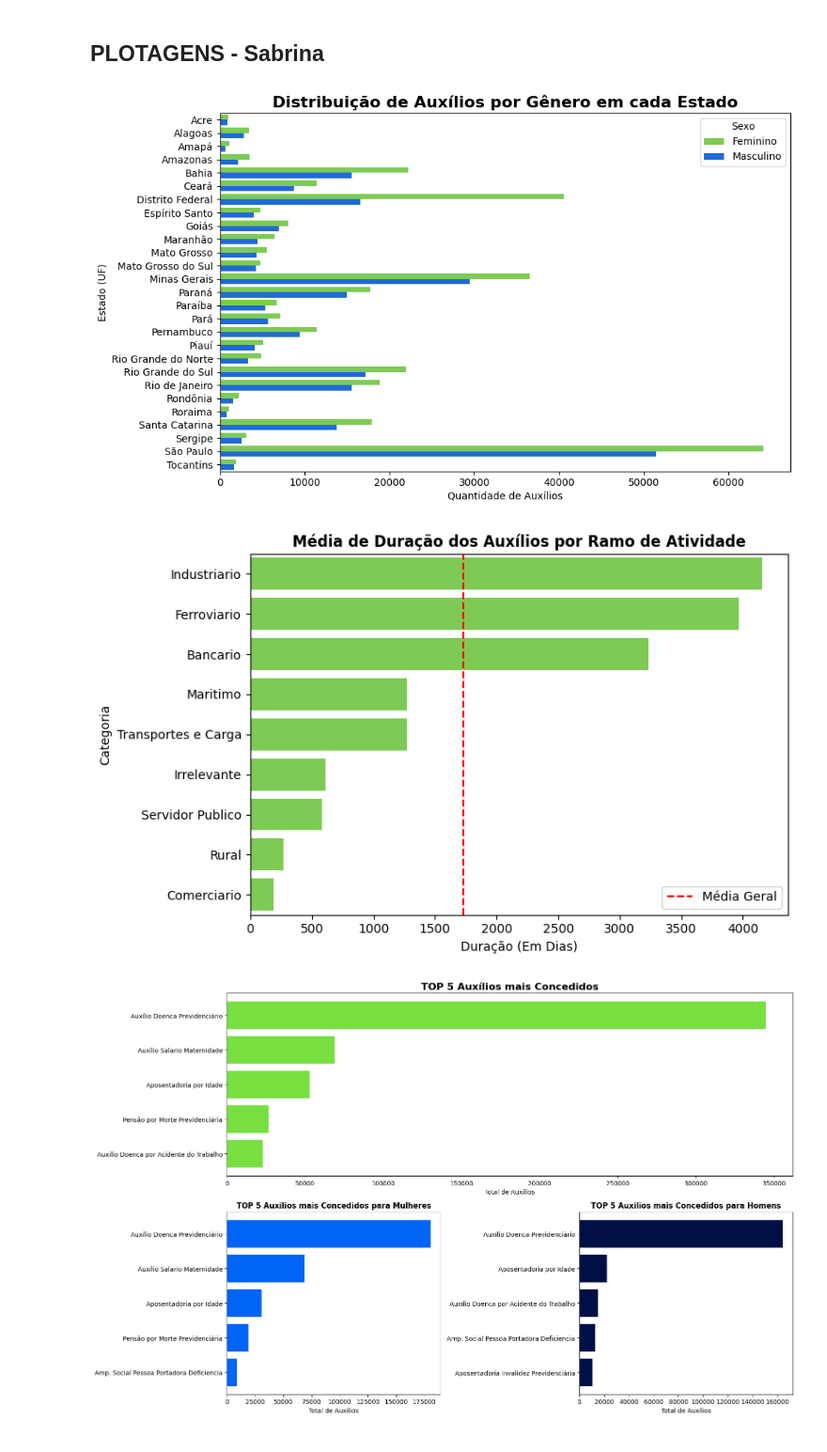
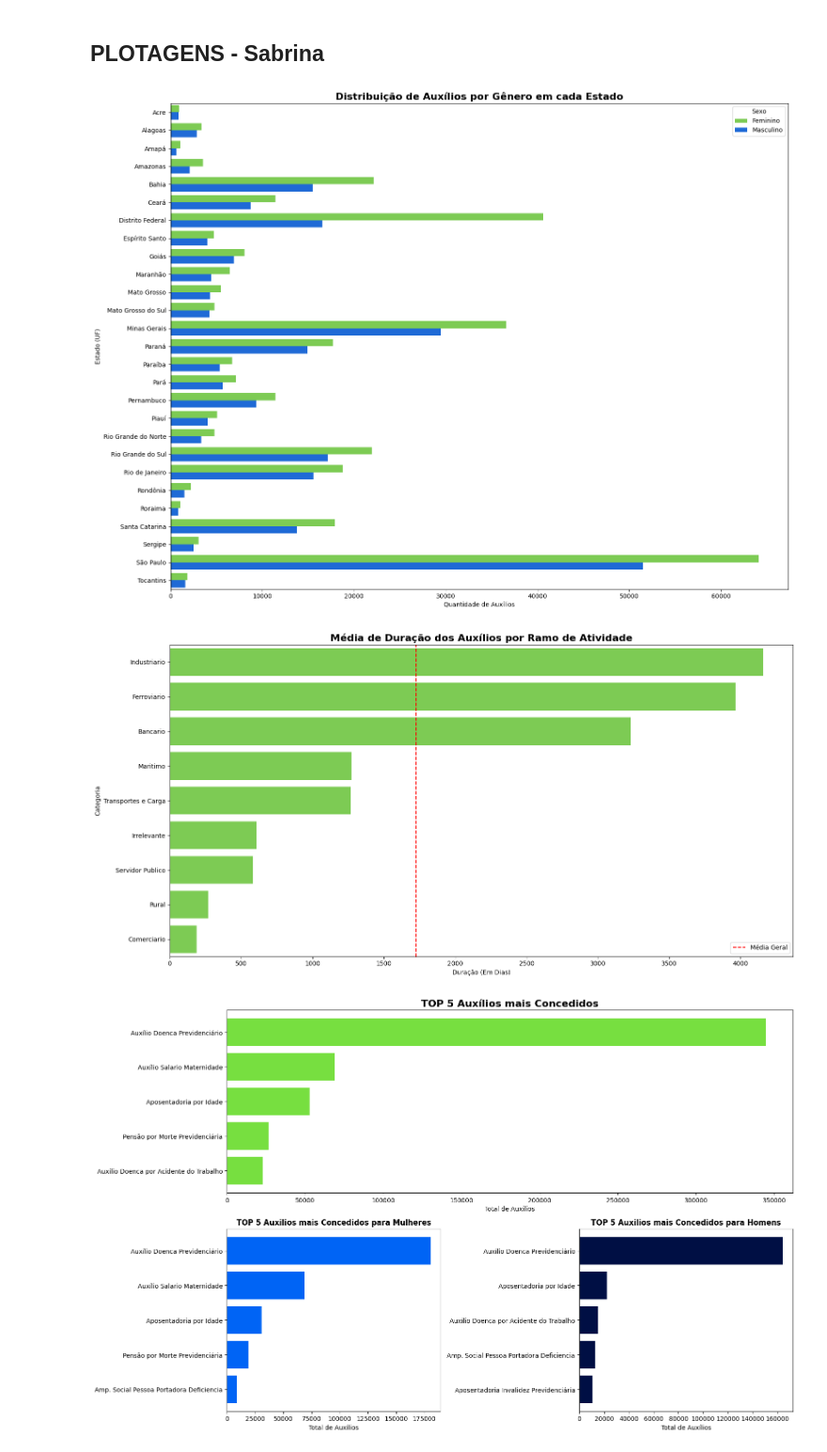
Before and after one commit to Estressei/ProjetoTrilhaDados, a Jupyter notebook: apresentacao.ipynb, the cells around one changed output. Shown at 94% size. Cells and saved outputs as stored; diff of their text form; code cells hidden in the pictures.

```diff
--- a/apresentacao.ipynb
+++ b/apresentacao.ipynb
@@ -182,26 +182,26 @@ mapa
 # %%
 #Cria df com total de auxilios por gênero em cada estado
 df_generos_por_UF = (auxilios.groupby(['UF', 'Sexo'])
                      .size()
                      .reset_index(name='Total de Auxilios Concedidos'))
 
 #Exibe a comparação de distribuição de auxilio por gênero em cada Estado
-plt.figure(figsize=(10,6))
+plt.figure(figsize=(16,12))
 sns.barplot(
     data=df_generos_por_UF,
     y='UF',
     x='Total de Auxilios Concedidos',
     hue='Sexo',
     palette=['#77DF40', '#0064F5']
 )
 plt.title('Distribuição de Auxílios por Gênero em cada Estado', fontweight='bold',fontsize=16)
 plt.xlabel('Quantidade de Auxílios')
 plt.ylabel('Estado (UF)')
 plt.legend(title='Sexo')
 plt.tight_layout()
 plt.show()
 # %% [output]
-[figure, old version]
+[figure, new version]
 # %%
 #Cria e calcula a duração do auxilio
 auxilios['Data DIB'] = pd.to_datetime(auxilios['Data DIB'])
@@ -215,7 +215,7 @@ df_media_profissao['Duração'] = df_media_profissao['Duração'].dt.days
 df_media_profissao = df_media_profissao.sort_values('Duração', ascending=False)
 
 #Exibe Média de duração dos auxilios por Ramo de Atividade
-plt.figure(figsize=(8,5))
+plt.figure(figsize=(16,8))
 sns.barplot(
     data=df_media_profissao,
     y='Ramo Atividade',
@@ -226,14 +226,14 @@ sns.barplot(
 plt.axvline(x=df_media_profissao['Duração'].mean(), color='red', linestyle='--',
             label=f'Média Geral')
 
-plt.title('Média de Duração dos Auxílios por Ramo de Atividade',fontweight='bold')
+plt.title('Média de Duração dos Auxílios por Ramo de Atividade',fontweight='bold', fontsize=16)
 plt.xlabel('Duração (Em Dias)')
 plt.ylabel('Categoria')
 plt.legend()
 plt.tight_layout()
 plt.show()
 # %% [output]
-[figure, old version]
+[figure, new version]
 # %%
 #Cria df com top5 auxilios mais concedidos
 top5_geral = auxilios['Tipos de auxilio'].value_counts().head(5).reset_index()
```
Also changed, not shown: parts of 1 cell of this notebook.
